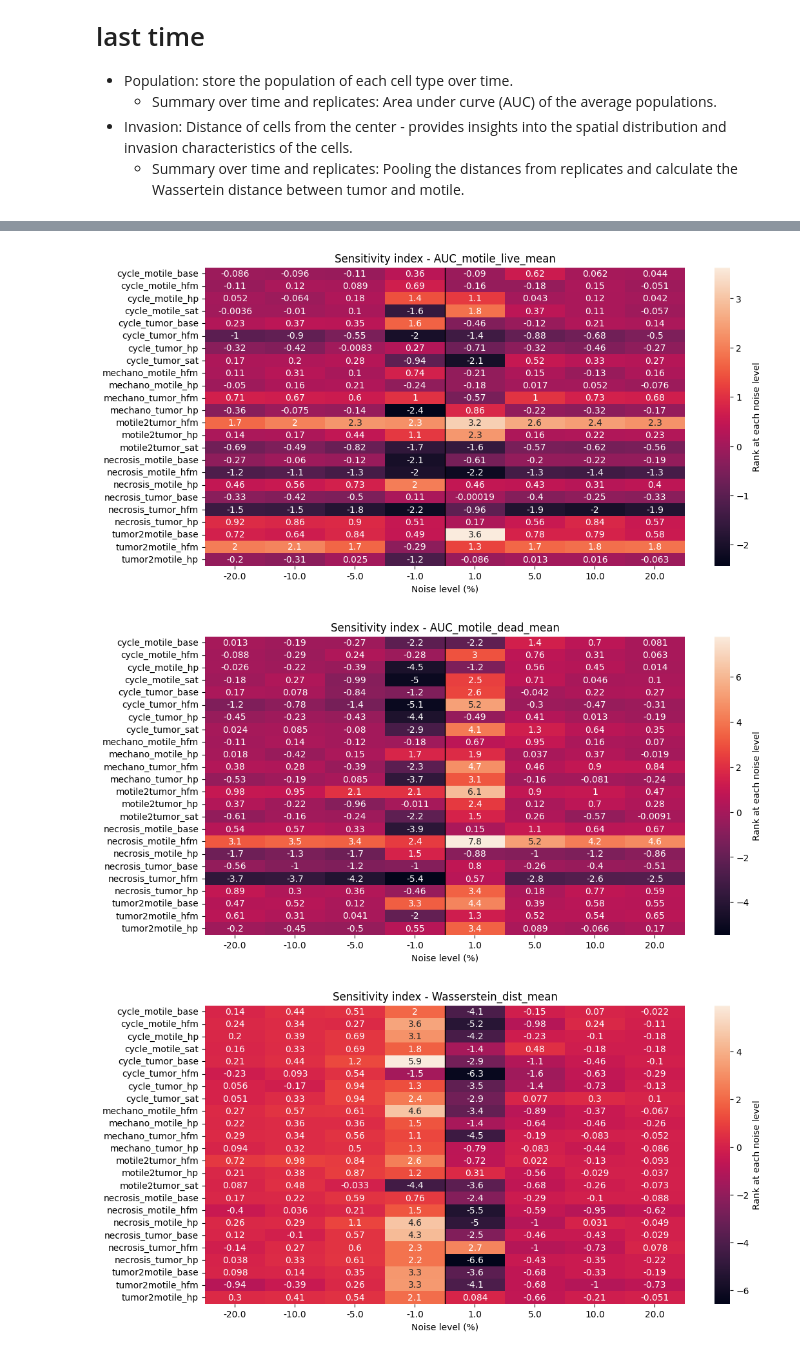
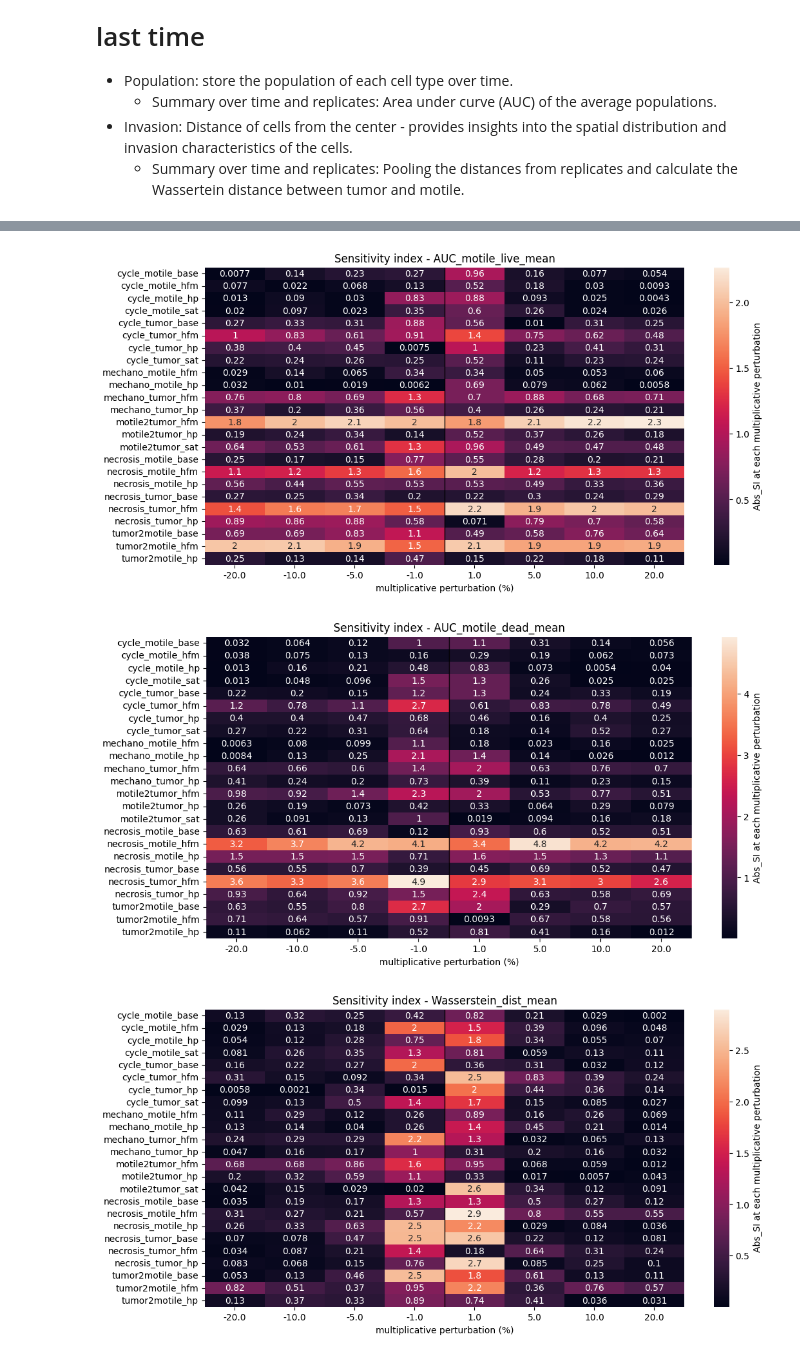
Before and after one commit to PhysiCell-Models/grammar_samples, a Jupyter notebook: Sensitivity_Analysis/SA_script_ex1.ipynb, the cells around one changed output, grey strips where cells are left out. Cells and saved outputs as stored; diff of their text form; code cells hidden in the pictures.

```diff
--- a/Sensitivity_Analysis/SA_script_ex1.ipynb
+++ b/Sensitivity_Analysis/SA_script_ex1.ipynb
@@ -6,10 +6,11 @@ import pandas as pd
 import numpy as np
 from scipy.stats import ecdf, wasserstein_distance
 
+
 df_complete_file = 'df_complete_ex1.feather' # https://pandas.pydata.org/docs/user_guide/io.html#feather
 if ( os.path.exists(df_complete_file) ):
     print(f'{df_complete_file} already exists. Reading it.')
-    df_all = pd.read_feather(df_complete_file)
+    # df_all = pd.read_feather(df_complete_file)
 else:
     print(f'{df_complete_file} does not exists. Generating it.')
     data_files = glob.glob('../output_SA_ex1/SummaryFile_*.feather')
@@ -25,6 +26,6 @@ params_list = ['cycle_tumor_base','necrosis_tumor_base','tumor2motile_base','cyc
                    'mechano_motile_hfm', 'mechano_motile_hp',
                    'necrosis_motile_hfm', 'necrosis_motile_hp',
                    'motile2tumor_sat', 'motile2tumor_hfm', 'motile2tumor_hp']
-df_all # 233530 rows = 193 samples * 10 repplicates * 121 time points
+# 1,167,650 rows = 193 samples * 50 repplicates * 121 time points
 # %% [output]
 df_complete_ex1.feather already exists. Reading it.
@@ -123,11 +155,8 @@ $$\bar{S}_{\theta_i} = \dfrac{f(\theta_i)-f(\theta^\star)}{f(\theta^\star)}\cdot
 - $∣S∣≫1:$ The output is highly sensitive to the parameter; small changes in the parameter will cause large changes in the output.
 - $∣S∣≪1:$ The output is relatively insensitive to the parameter; large changes in the parameter will have little effect on the output.
 # %%
-sample_ref = 0 # Sample with reference parameters
-print('Sample with reference parameters: ', df_summary.iloc[sample_ref][params_list].values)
-
 # Calculate the sensitivity index
-QoIs_list = ['AUC_tumor_live_mean', 'AUC_tumor_dead_mean', 'AUC_motile_live_mean', 'AUC_motile_dead_mean', 'Wasserstein_dist_mean']
+QoIs_list = [qoi+'_mean' for qoi in QoIs_list]
 # Function to calculate SI using
 def calculate_SI_multiple():
     sensitivity_analysis_dic = {}
@@ -213,16 +244,20 @@ plt.subplots_adjust(hspace=0.75)
 for qoi, ax in zip(QoIs_list, axes.flatten()):
     # Plot a box plot for each QoI (x axis: SA_delta, y axis: QoI value)
     # ax.boxplot([df_all[df_summary['sample'] == sample][qoi].values for sample in [sample_ref, *samples_deltap1, *samples_deltam1, *samples_deltap5, *samples_deltam5, *samples_deltap10, *samples_deltam10, *samples_deltap20, *samples_deltam20]], showfliers=False)
-    for delta, color in zip([-0.2, -0.1, -0.05, -0.01, 0.0, 0.01, 0.05, 0.1, 0.2],
-                            ['brown', 'red', 'orange', 'yellow', 'gray', 'yellow', 'orange', 'red', 'brown']):
-        samples = df_SA[df_SA['SA_delta'] == delta]['sample'].values
+    for delta, color in zip([0.0, 0.01, 0.05, 0.1, 0.2],
+                            ['gray', 'yellow', 'orange', 'red', 'brown']):
+        samples = df_SA[(df_SA['SA_delta'] == delta) | (df_SA['SA_delta'] == -1*delta)]['sample'].values
         values = df_qoi[df_qoi['sample'].isin(samples)][qoi[:-5]].values
         sns.violinplot(x=[delta*100]*len(values), y=values, ax=ax, color=color)
 
+    # change the x ticks label adding +- sign
+    ax.set_xticks([0, 1, 2, 3, 4])
+    ax.set_xticklabels(['Ref.', '±1%', '±5%', '±10%', '±20%'])
     ax.set_title(qoi[:-5])
-    ax.set_xlabel('multiplicative perturbation (%)')
+    ax.set_xlabel('multiplicative perturbation')
     ax.ticklabel_format(style='sci', axis='y', scilimits=(0,0))
     ax.yaxis.major.formatter._useMathText = True
+
 axes[2, 1].remove()
 # plt.legend(loc='center left', bbox_to_anchor=(1.2, 0.5))
 
@@ -235,7 +270,7 @@ plt.show()
 df_SA = df_SA[df_SA['sample'] != sample_ref]
 # Convert the multiplicative perturbation to percentage
 df_SA["SA_delta"] = df_SA["SA_delta"] * 100
-plot = 'SI' # plot_options =  ["SI", "Abs_SI", 'Rank']
+plot = 'Abs_SI' # plot_options =  ["SI", "Abs_SI", 'Rank']
 # Plot the parameter rank according to the relatice sensitivity index as heatmap with the parameters vs delta and color as the rank
 for qoi in QoIs_list:
     fig, ax = plt.subplots(figsize=(12, 6))
@@ -254,7 +289,7 @@ for qoi in QoIs_list:
     #
     sns.heatmap(df_SA_pivot_plot, cmap='rocket', annot=True,ax=ax)
     cbar = ax.collections[0].colorbar
-    cbar.set_label('Rank at each multiplicative perturbation')
+    cbar.set_label(f'{plot} at each multiplicative perturbation')
     # draw a line to separate the positive and negative values
     ax.axvline(4, color='black', lw=1)
     ax.set(title = f'Sensitivity index - {qoi}', xlabel='multiplicative perturbation (%)', ylabel=None)
@@ -270,3 +305,3 @@ See the caveats in the documentation: https://pandas.pydata.org/pandas-docs/stab
-[figure, old version]
+[figure, new version]
-[figure, old version]
+[figure, new version]
-[figure, old version]
+[figure, new version]
```
Also changed, not shown: parts of 10 cells of this notebook, 2 other files.
